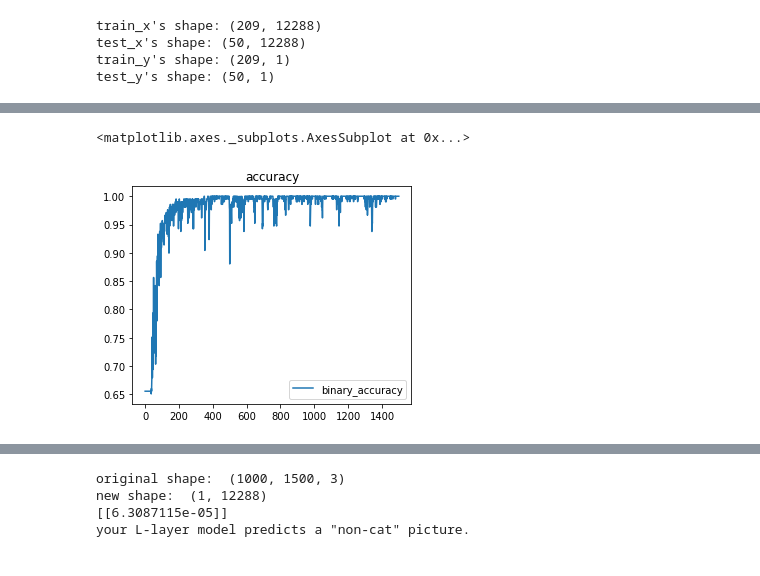
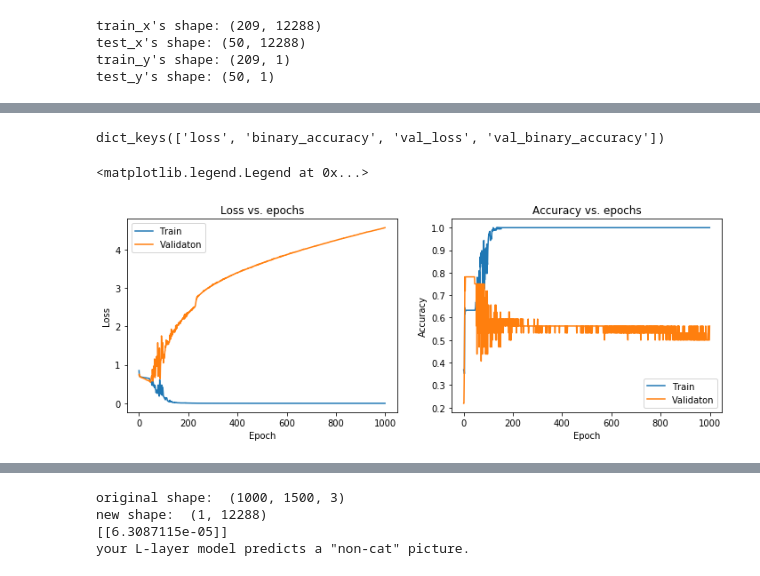
Before and after one commit to RobotEdh/RobotAI, a Jupyter notebook: 1_Deep_Neural_Network_tf_full.ipynb, the cells around one changed output, grey strips where cells are left out. Saved outputs shown, nothing was run; the diff lists cells and outputs as text; code cells hidden in the pictures.

```diff
--- a/1_Deep_Neural_Network_tf_full.ipynb
+++ b/1_Deep_Neural_Network_tf_full.ipynb
@@ -138,5 +151,5 @@ train_y's shape: (209, 1)
 test_y's shape: (50, 1)
 # %%
 # Fit the model
-history=model.fit(train_x,train_y ,epochs= 1500,batch_size =64)
+history=model.fit(train_x,train_y ,epochs= 1000, batch_size =32, validation_split=0.15)
 # %% [output]
@@ -171,6 +173,30 @@ df.plot(y='loss',title='loss',kind='line')
-# %%
-# Make a plot for the Accuracy
-df.plot(y='binary_accuracy',title='accuracy',kind='line')
-# %% [output]
-<matplotlib.axes._subplots.AxesSubplot at 0x...>
-[figure, removed]
+# %%
+print(history.history.keys())
+# %% [output]
+dict_keys(['loss', 'binary_accuracy', 'val_loss', 'val_binary_accuracy'])
+# %%
+# Plot the training and validation loss
+import matplotlib.pyplot as plt
+
+fig = plt.figure(figsize=(12,4))
+
+# Loss plot
+ax = fig.add_subplot(121)
+ax.plot(history.history['loss'], label="Train")
+ax.plot(history.history['val_loss'], label="Validaton")
+ax.set_title('Loss vs. epochs')
+ax.set_ylabel('Loss')
+ax.set_xlabel('Epoch')
+ax.legend()
+
+# Accuracy plot
+ax = fig.add_subplot(122)
+ax.plot(history.history['binary_accuracy'], label="Train")
+ax.plot(history.history['val_binary_accuracy'], label="Validaton")
+ax.set_title('Accuracy vs. epochs')
+ax.set_ylabel('Accuracy')
+ax.set_xlabel('Epoch')
+ax.legend()
+# %% [output]
+<matplotlib.legend.Legend at 0x...>
+[figure, added]
```
Also changed, not shown: parts of 12 cells of this notebook, 2 other files.
